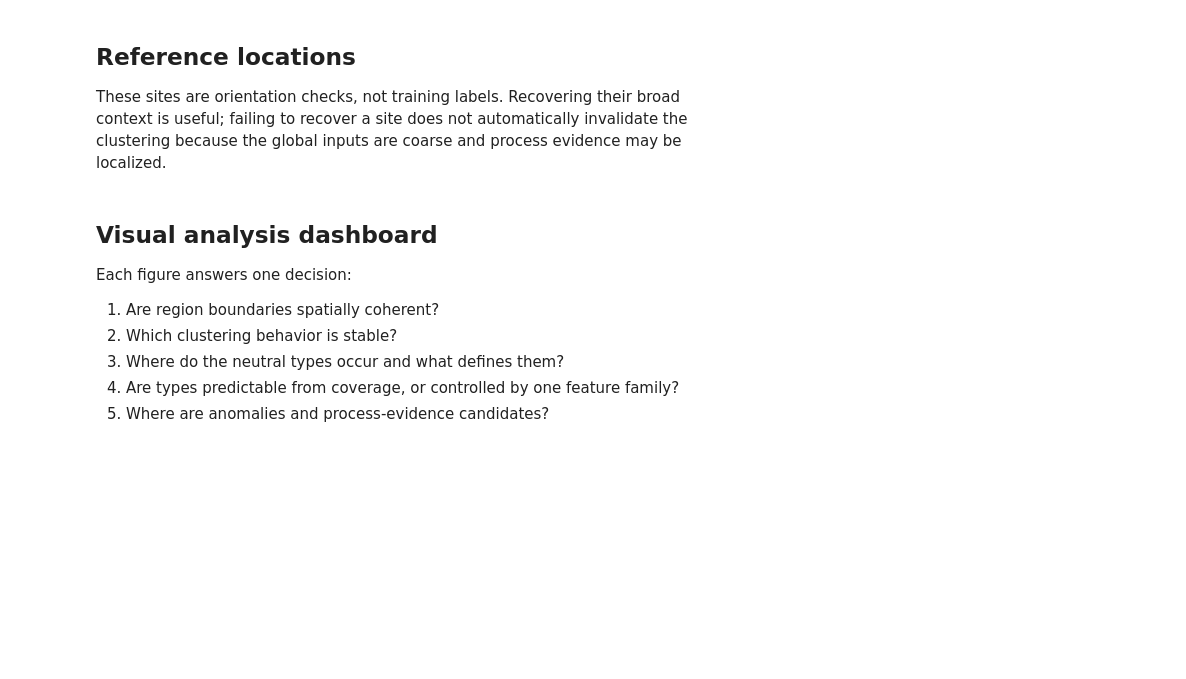
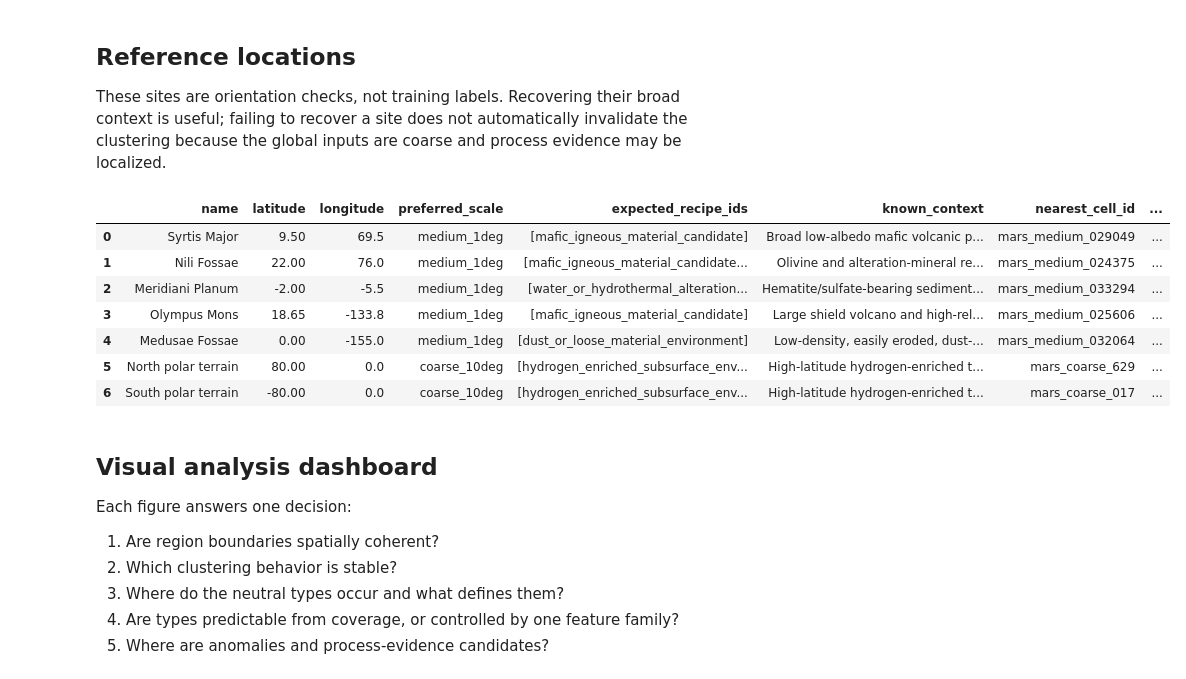
Before and after one commit to mehddii/nasa-hackathon-xyzGang, a Jupyter notebook: notebooks/03_mars_region_discovery.ipynb, the cells around one changed output. Cells and saved outputs as stored; diff of their text form; code cells hidden in the pictures; blank space fills up the shorter version.

```diff
--- a/notebooks/03_mars_region_discovery.ipynb
+++ b/notebooks/03_mars_region_discovery.ipynb
@@ -137,10 +141,13 @@ def discover_preparation_root(override: str | None = None) -> Path:
     candidates: list[Path] = []
     if override:
         candidates.append(Path(override).expanduser())
+    repo_root = Path.cwd().parent if Path.cwd().name == "notebooks" else Path.cwd()
     candidates.extend(
         [
+            repo_root,
+            repo_root / "notebooks" / "outputs" / "mars_data_preparation",
+            Path.cwd() / "outputs" / "mars_data_preparation",
             Path("/kaggle/working/mars_data_preparation"),
-            Path.cwd() / "outputs" / "mars_data_preparation",
         ]
     )
     kaggle_input = Path("/kaggle/input")
@@ -763,6 +785,7 @@ def summarize_regions(
     )
     minimum_cells = CFG.minimum_medium_region_cells if scale_name == "medium_1deg" else CFG.minimum_coarse_region_cells
     base["is_tiny_region"] = base["cell_count"] < minimum_cells
+    base["unresolved_tiny_region"] = base["is_tiny_region"]
     return frame, base, adjacency_df
 
 
@@ -1729,33 +1813,43 @@ for site in CONTROL_SITES:
         site["latitude"],
         site["longitude"],
     )
     nearest_index = candidates.index[int(np.argmin(distances))]
     nearest_cell = candidates.loc[nearest_index]
     region = regions_df.loc[regions_df["region_id"] == nearest_cell["region_id"]].iloc[0]
     best_recipe_id = region.get("best_recipe_id", pd.NA)
     expected_candidate_match = bool(
         pd.notna(best_recipe_id) and str(best_recipe_id) in site["expected_recipe_ids"]
     )
     control_rows.append(
         {
             **site,
             "nearest_cell_id": nearest_cell["cell_id"],
             "angular_distance_degrees": float(np.min(distances)),
             "region_id": region["region_id"],
             "neutral_type": region["neutral_type"],
             "selected_algorithm": region["selected_algorithm"],
             "best_candidate_label": region.get("best_candidate_label", pd.NA),
             "best_recipe_id": best_recipe_id,
             "expected_candidate_match": expected_candidate_match,
+            "has_expected_recipe_match": expected_candidate_match,
             "candidate_evidence_score": region.get("candidate_evidence_score", np.nan),
             "is_anomaly_candidate": bool(region["is_anomaly_candidate"]),
             "is_reviewable_anomaly": bool(region["is_reviewable_anomaly"]),
             "artifact_warning": bool(region["artifact_warning"]),
         }
     )
 
 control_sites_df = pd.DataFrame(control_rows)
 display(control_sites_df)
+# %% [output]
+|  | name | latitude | longitude | preferred_scale | expected_recipe_ids | known_context | nearest_cell_id | ... |
+| 0 | Syrtis Major | 9.50 | 69.5 | medium_1deg | [mafic_igneous_material_candidate] | Broad low-albedo mafic volcanic p... | mars_medium_029049 | ... |
+| 1 | Nili Fossae | 22.00 | 76.0 | medium_1deg | [mafic_igneous_material_candidate... | Olivine and alteration-mineral re... | mars_medium_024375 | ... |
+| 2 | Meridiani Planum | -2.00 | -5.5 | medium_1deg | [water_or_hydrothermal_alteration... | Hematite/sulfate-bearing sediment... | mars_medium_033294 | ... |
+| 3 | Olympus Mons | 18.65 | -133.8 | medium_1deg | [mafic_igneous_material_candidate] | Large shield volcano and high-rel... | mars_medium_025606 | ... |
+| 4 | Medusae Fossae | 0.00 | -155.0 | medium_1deg | [dust_or_loose_material_environment] | Low-density, easily eroded, dust-... | mars_medium_032064 | ... |
+| 5 | North polar terrain | 80.00 | 0.0 | coarse_10deg | [hydrogen_enriched_subsurface_env... | High-latitude hydrogen-enriched t... | mars_coarse_629 | ... |
+| 6 | South polar terrain | -80.00 | 0.0 | coarse_10deg | [hydrogen_enriched_subsurface_env... | High-latitude hydrogen-enriched t... | mars_coarse_017 | ... |
 # %% [markdown]
 ## Visual analysis dashboard
 
```
Also changed, not shown: parts of 13 cells of this notebook, 43 other files.
